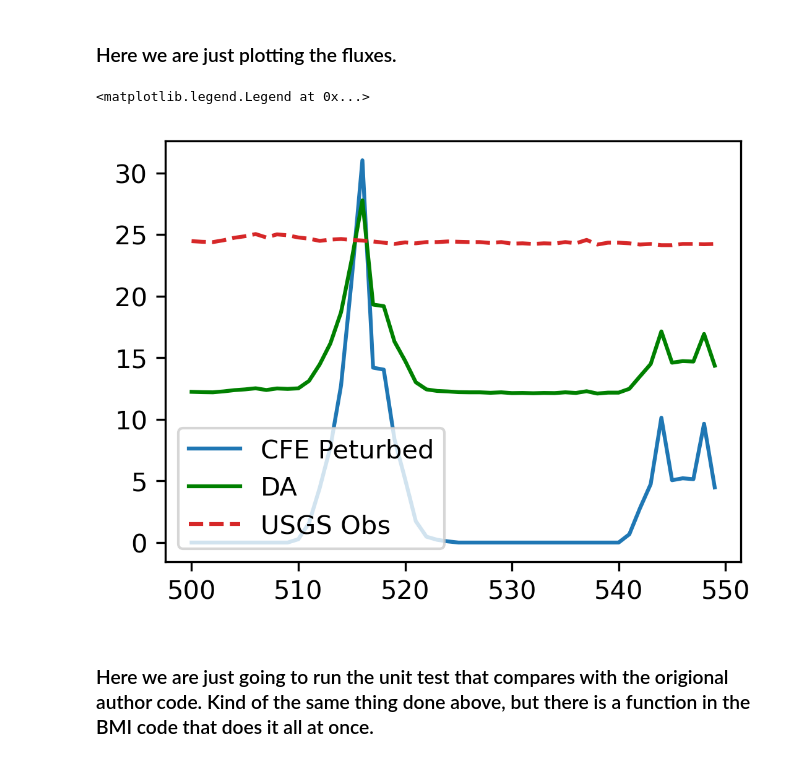
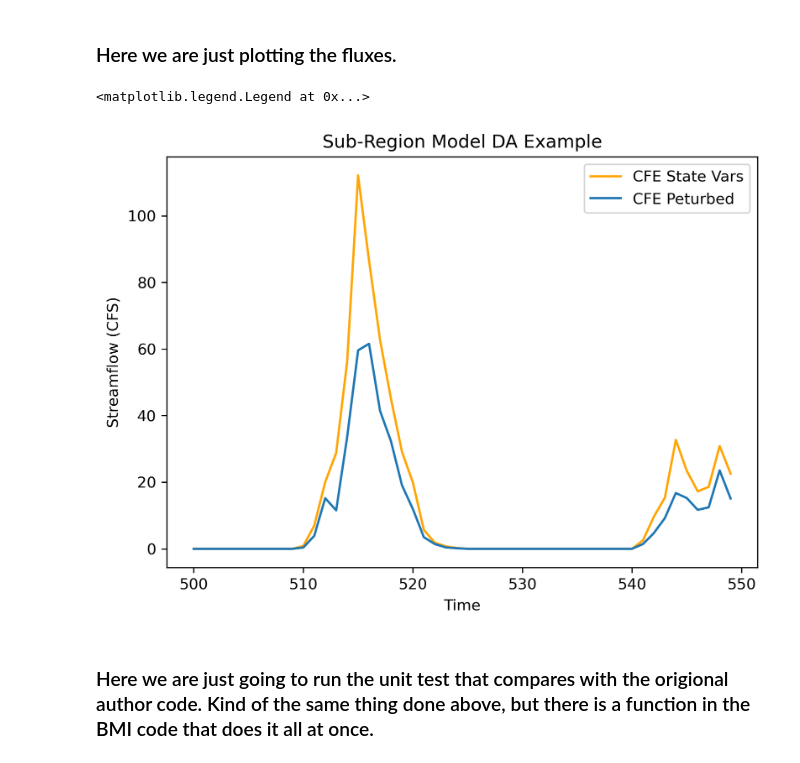
Before and after one commit to zbutler33/NextGen---The-Simulators-, a Jupyter notebook: Toy_Model/Toymodel_CFE.ipynb, the cells around one changed output. Cells and saved outputs as stored; diff of their text form; code cells hidden in the pictures.

Commit message:
Adding state var change

```diff
--- a/Toy_Model/Toymodel_CFE.ipynb
+++ b/Toy_Model/Toymodel_CFE.ipynb
@@ -37,9 +37,11 @@ print(Bmi_da)
 <module 'Bmi_da' from 'C:\\Users\\zjbut\\Documents\\GitHub\\NextGen---The-Simulators-\\Toy_Model\\./Assimilation\\Bmi_da.py'>
 # %%
 USGS_instance = bmi_usgs.BMI_USGS()
-#cfe_instance = bmi_cfe.BMI_CFE()
 cfe_instance_peturb = bmi_cfe_peturb.BMI_CFE()
+cfe_instance = bmi_cfe.BMI_CFE()
 cfe_assimilation = Bmi_da.NGEN_DA()
+
+
 
 print("Input variables:\n")
 print("USGS")
@@ -163,6 +175,7 @@ print(outputs_lists_assimilation)
 sim = []
 obs = []
 assimilation = []
+cfe = []
 
 # Run USG model
 USGS_instance.update()
@@ -174,26 +187,28 @@ for i, precip in enumerate(df_forcing['APCP_surface']): #i is
     framework_time = (1+i)*3600 #seconds since starting simulation
 
     # Run CFE model
-    #cfe_instance.set_value('atmosphere_water__time_integral_of_precipitation_mass_flux', precip) #value of precip from forcing data in loop
-    #cfe_instance.update()
-    #outflow = cfe_instance.get_value('land_surface_water__runoff_depth')
-    #sim.append(outflow)
+    cfe_instance.set_value('atmosphere_water__time_integral_of_precipitation_mass_flux', precip) #value of precip from forcing data in loop
+    cfe_instance.update()
+    outflow = cfe_instance.get_value('land_surface_water__runoff_depth')
+    cfe.append(outflow)
 
     # Peturbation run
     cfe_instance_peturb.set_value('atmosphere_water__time_integral_of_precipitation_mass_flux', precip) #value of precip from forcing data in loop
     cfe_instance_peturb.update()
     outflow_peturb = cfe_instance_peturb.get_value('land_surface_water__runoff_depth_ens')
+
+    # Calculate states of ensemble runs
     outflow_peturb_mean = np.mean(outflow_peturb)
     outflow_peturb_std = np.std(outflow_peturb)
     outflow_peturb_var = np.var(outflow_peturb)
     outflow_peturb_covar = np.cov(outflow_peturb)
 
     #obs.append(outflow_peturb_std)
-    sim.append(outflow_peturb_std)
+    sim.append(outflow_peturb_mean)
 
     # Assimilation
     cfe_assimilation.set_value('obs', obs[i]*10) #need these to represent pdf of flows
-    cfe_assimilation.set_value('sim', outflow_peturb_std)
+    cfe_assimilation.set_value('sim', outflow_peturb_mean)
     cfe_assimilation.update()
 
     # Make matrix to put assimilation output
@@ -232,18 +254,21 @@ cfe_instance_peturb.finalize(print_mass_balance=False)
 # %%
 istart_plot=500
 iend_plot=550
 x = list(range(istart_plot, iend_plot))
 
-fig = plt.figure(figsize = (4,3), dpi=300)
-#plt.plot(x, outflow['land_surface_water__runoff_volume_flux'][istart_plot:iend_plot], color = 'tab:blue')
-#plt.plot(x, cfe_output_lists_peturb['land_surface_water__runoff_volume_flux'][istart_plot:iend_plot], color = 'tab:red', linestyle='dashed')
-plt.title('')
+fig = plt.figure(figsize = (7,5), dpi=300)
+
+plt.plot(x, cfe[istart_plot:iend_plot], color = 'orange', label = 'CFE State Vars')
+
+plt.title('Sub-Region Model DA Example')
 plt.plot(x, sim[istart_plot:iend_plot], color = 'tab:blue', label = 'CFE Peturbed')
-plt.plot(x, assimilation[istart_plot:iend_plot], color = 'green', label = 'DA')
-plt.plot(x, obs[istart_plot:iend_plot]*10, color = 'tab:red', linestyle='dashed', label = 'USGS Obs')
+#plt.plot(x, assimilation[istart_plot:iend_plot], color = 'green', label = 'DA')
+#plt.plot(x, obs[istart_plot:iend_plot]*10, color = 'tab:red', linestyle='dashed', label = 'USGS Obs')
+plt.ylabel('Streamflow (CFS)')
+plt.xlabel('Time')
 plt.legend()
 # %% [output]
 <matplotlib.legend.Legend at 0x...>
-[figure, old version]
+[figure, new version]
 # %% [markdown]
 ### Here we are just going to run the unit test that compares with the origional author code. Kind of the same thing done above, but there is a function in the BMI code that does it all at once.
```
Also changed, not shown: parts of 7 cells of this notebook, 2 other files.
